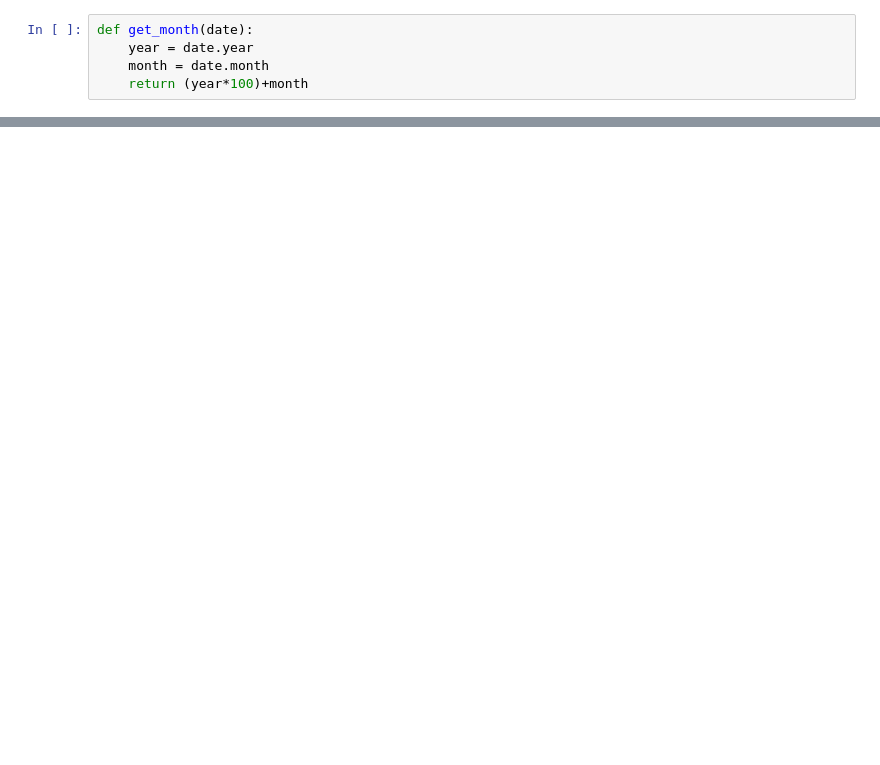
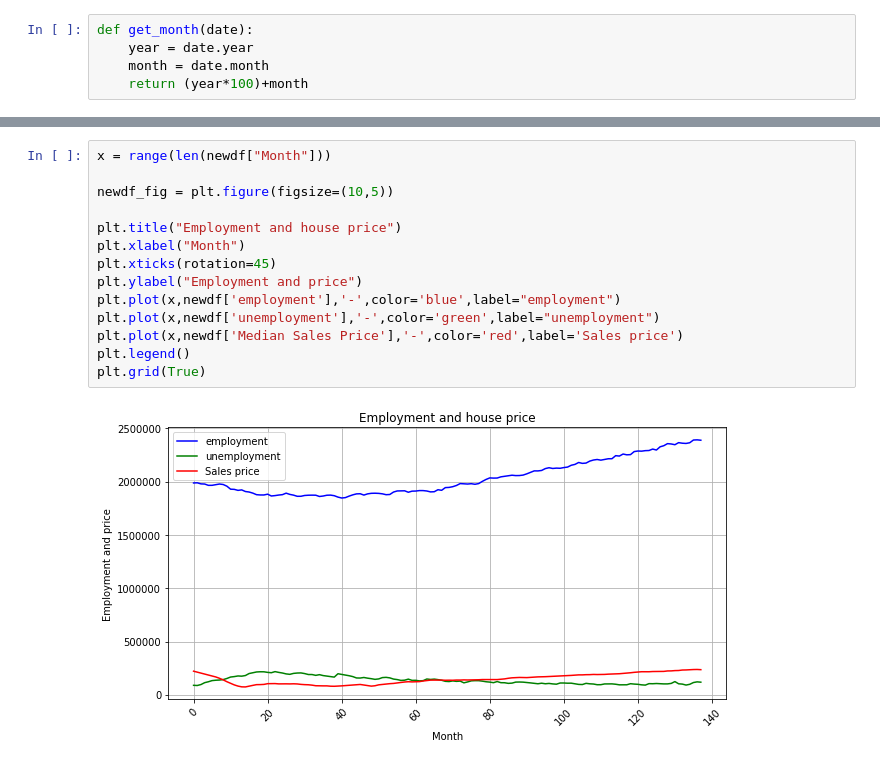
Before and after one commit to janinewhite/Proletariats, a Jupyter notebook: Data Cleaning/Weiwei data.ipynb, the cells around one changed output, grey strips where cells are left out. Drawn from its saved outputs; the diff is of its cells as text; blank space fills up the shorter version.

```diff
--- a/Data Cleaning/Weiwei data.ipynb
+++ b/Data Cleaning/Weiwei data.ipynb
@@ -148,0 +92,16 @@ newdf.head()
+# %%
+x = range(len(newdf["Month"]))
+
+newdf_fig = plt.figure(figsize=(10,5))
+
+plt.title("Employment and house price")
+plt.xlabel("Month")
+plt.xticks(rotation=45)
+plt.ylabel("Employment and price")
+plt.plot(x,newdf['employment'],'-',color='blue',label="employment")
+plt.plot(x,newdf['unemployment'],'-',color='green',label="unemployment")
+plt.plot(x,newdf['Median Sales Price'],'-',color='red',label='Sales price')
+plt.legend()
+plt.grid(True)
+# %% [output]
+[figure, added]
```
Also changed, not shown: parts of 7 cells of this notebook.
